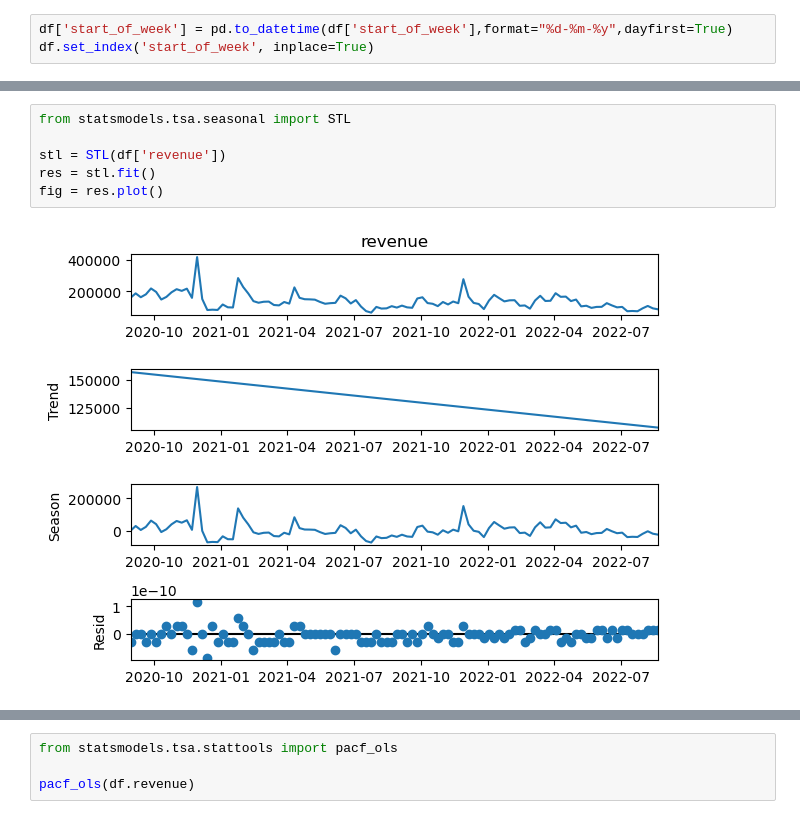
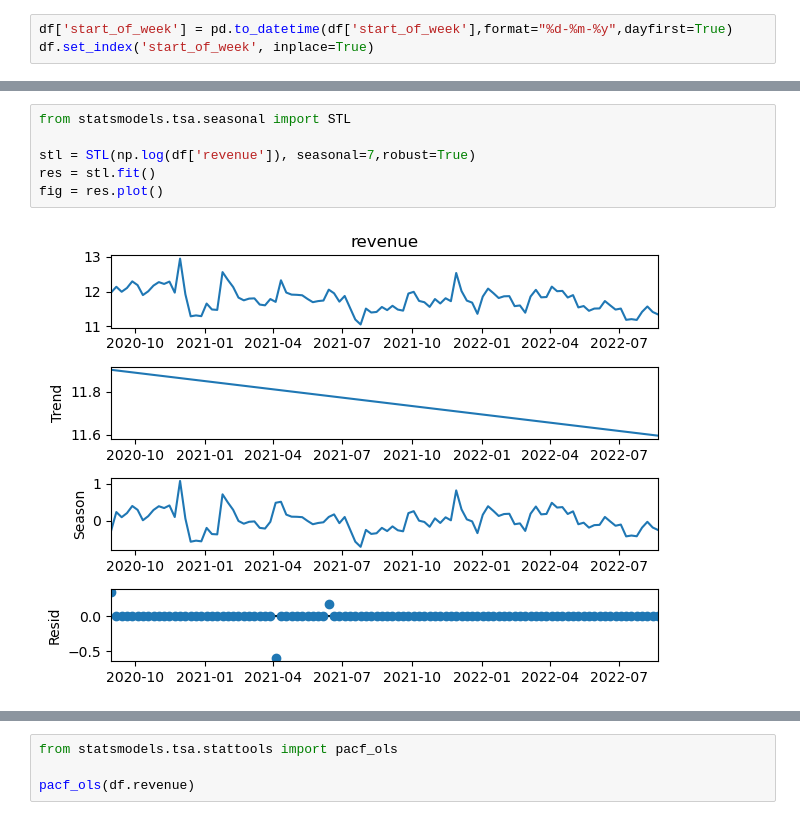
Before and after one commit to alpertaskiran/bayesian_mmm, a Jupyter notebook: eda.ipynb, the cells around one changed output, grey strips where cells are left out. Cells and saved outputs as stored; diff of their text form.

```diff
--- a/eda.ipynb
+++ b/eda.ipynb
@@ -67,8 +44,8 @@ resplot = decomposition.plot()
 # %%
 from statsmodels.tsa.seasonal import STL
 
-stl = STL(df['revenue'])
+stl = STL(np.log(df['revenue']), seasonal=7,robust=True)
 res = stl.fit()
 fig = res.plot()
 # %% [output]
-[figure, old version]
+[figure, new version]
```
Also changed, not shown: parts of 17 cells of this notebook, 4 other files.
